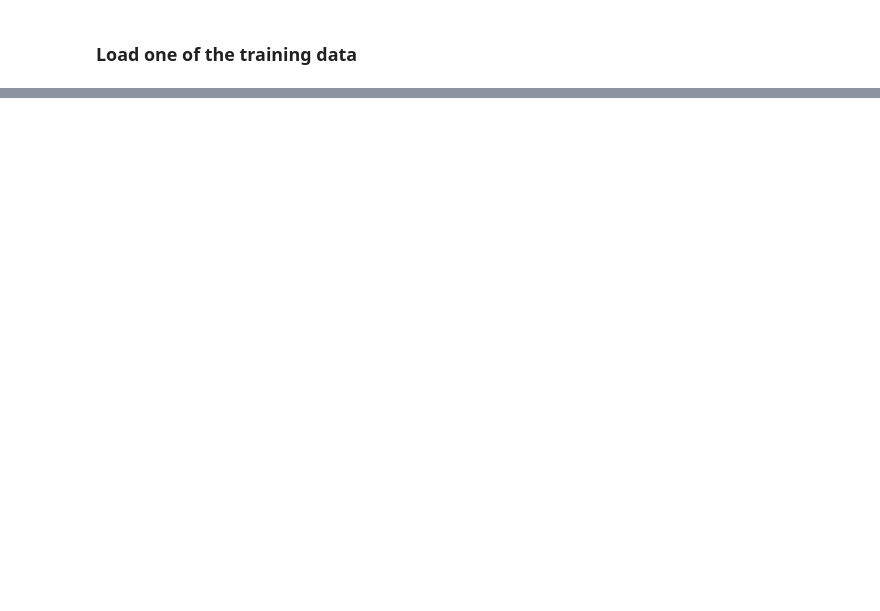
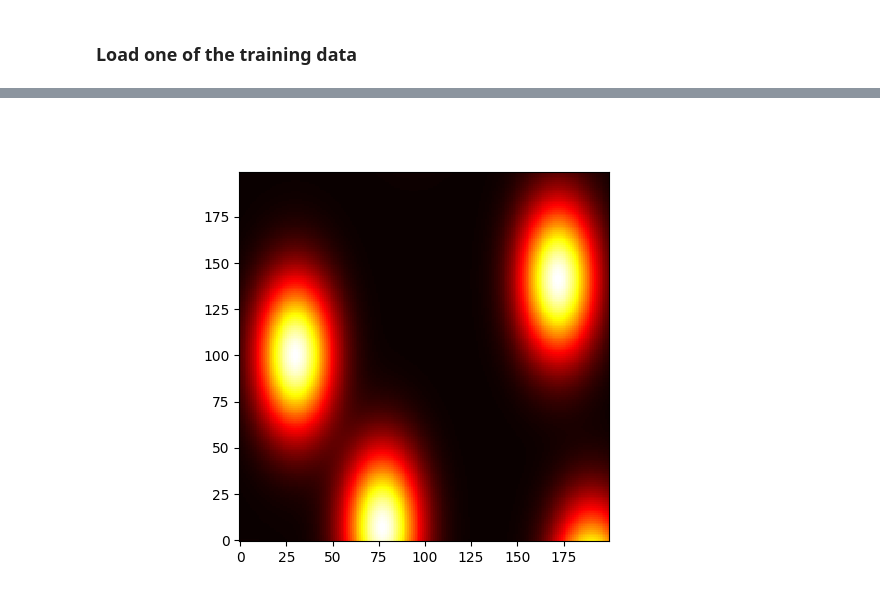
Before and after one commit to lucas-yyy000/CORL, a Jupyter notebook: notebooks/bc_policy_investigation.ipynb, the cells around one changed output, grey strips where cells are left out. Drawn from its saved outputs; the diff is of its cells as text; code cells hidden in the pictures; blank space fills up the shorter version.

Commit message:
Fix heat map generation.

```diff
--- a/notebooks/bc_policy_investigation.ipynb
+++ b/notebooks/bc_policy_investigation.ipynb
@@ -161,3 +160,14 @@ Time spent:  30
+# %%
+img_size = 200
+aircraft_detection_range=100
+grid_size=2*aircraft_detection_range/img_size
+heat_map = get_radar_heat_map(episode_dict['start_state'], radar_locs, img_size, aircraft_detection_range, grid_size, radar_radius)
+# %%
+plt.close()
+plt.imshow(heat_map.squeeze(), cmap='hot', interpolation='nearest', origin="lower")
+plt.show()
+# %% [output]
+[figure, added]
 # %%
 plt.close()
 fig, ax = plt.subplots()
```
Also changed, not shown: parts of 7 cells of this notebook, 2 other files.
